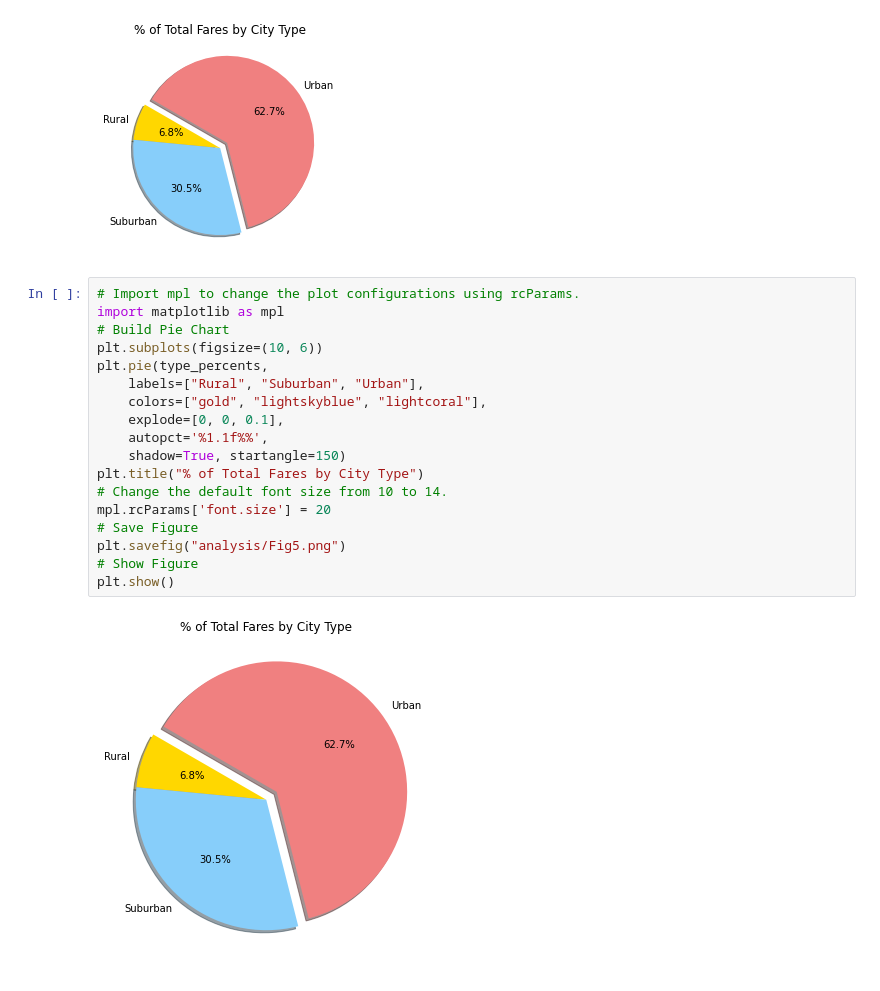
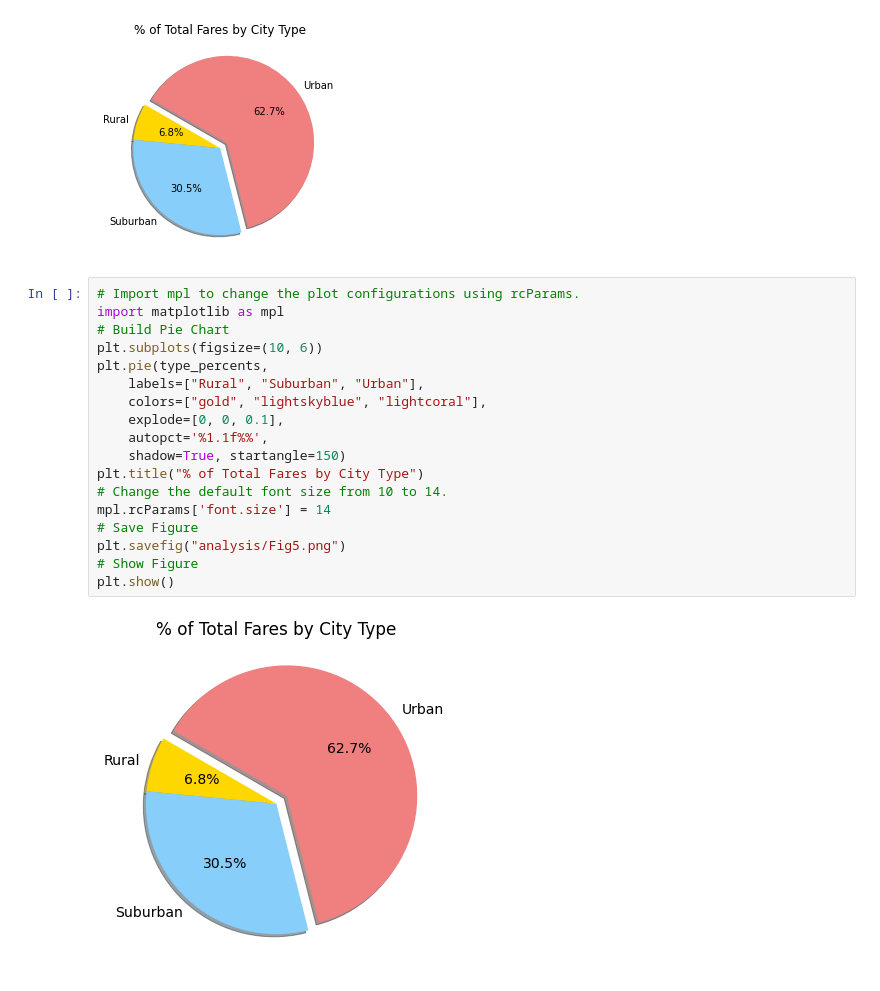
Before and after one commit to Dainade17/PyBer_Analysis, a Jupyter notebook: PyBer.ipynb, the cells around one changed output. Cells and saved outputs as stored; diff of their text form.

```diff
--- a/PyBer.ipynb
+++ b/PyBer.ipynb
@@ -954,20 +954,20 @@ plt.show()
 # %%
 # Import mpl to change the plot configurations using rcParams.
 import matplotlib as mpl
 # Build Pie Chart
 plt.subplots(figsize=(10, 6))
 plt.pie(type_percents,
     labels=["Rural", "Suburban", "Urban"],
     colors=["gold", "lightskyblue", "lightcoral"],
     explode=[0, 0, 0.1],
     autopct='%1.1f%%',
     shadow=True, startangle=150)
 plt.title("% of Total Fares by City Type")
 # Change the default font size from 10 to 14.
-mpl.rcParams['font.size'] = 20
+mpl.rcParams['font.size'] = 14
 # Save Figure
 plt.savefig("analysis/Fig5.png")
 # Show Figure
 plt.show()
 # %% [output]
-[figure, old version]
+[figure, new version]
```
Also changed, not shown: parts of 2 cells of this notebook.
